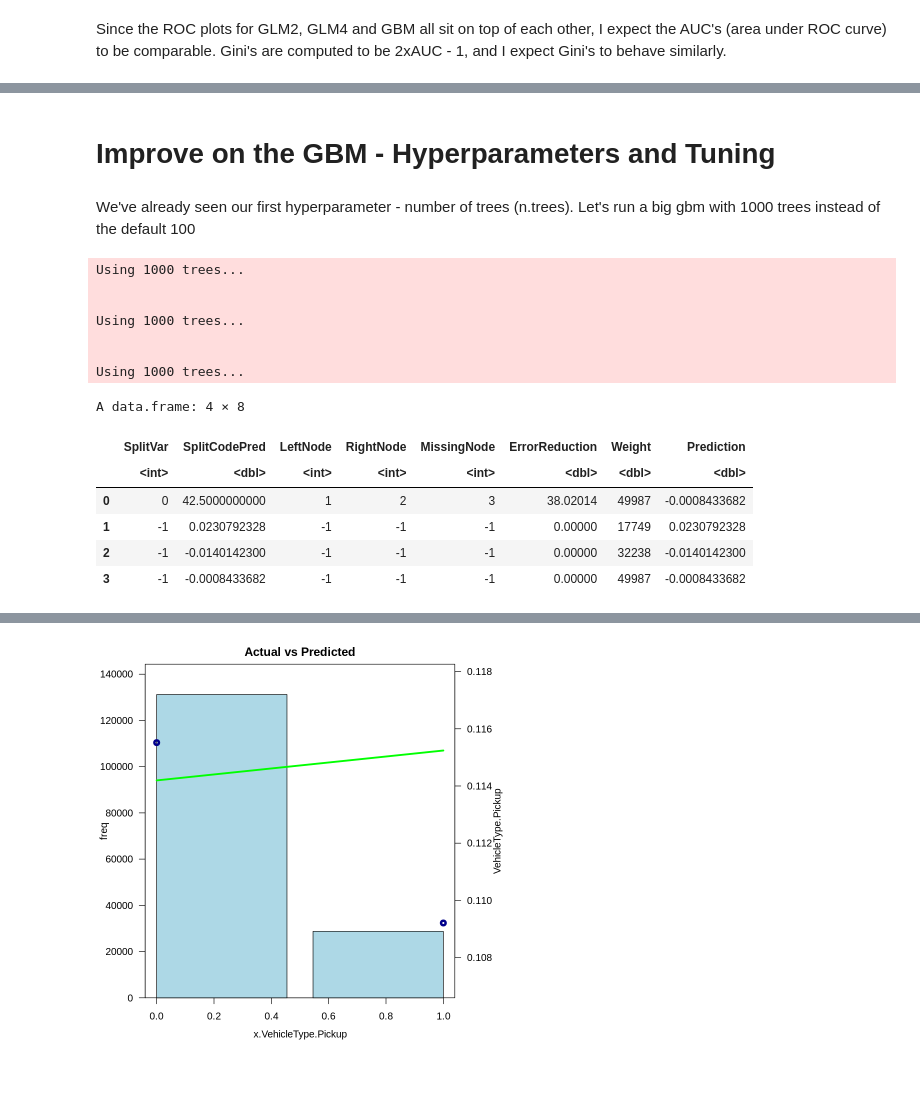
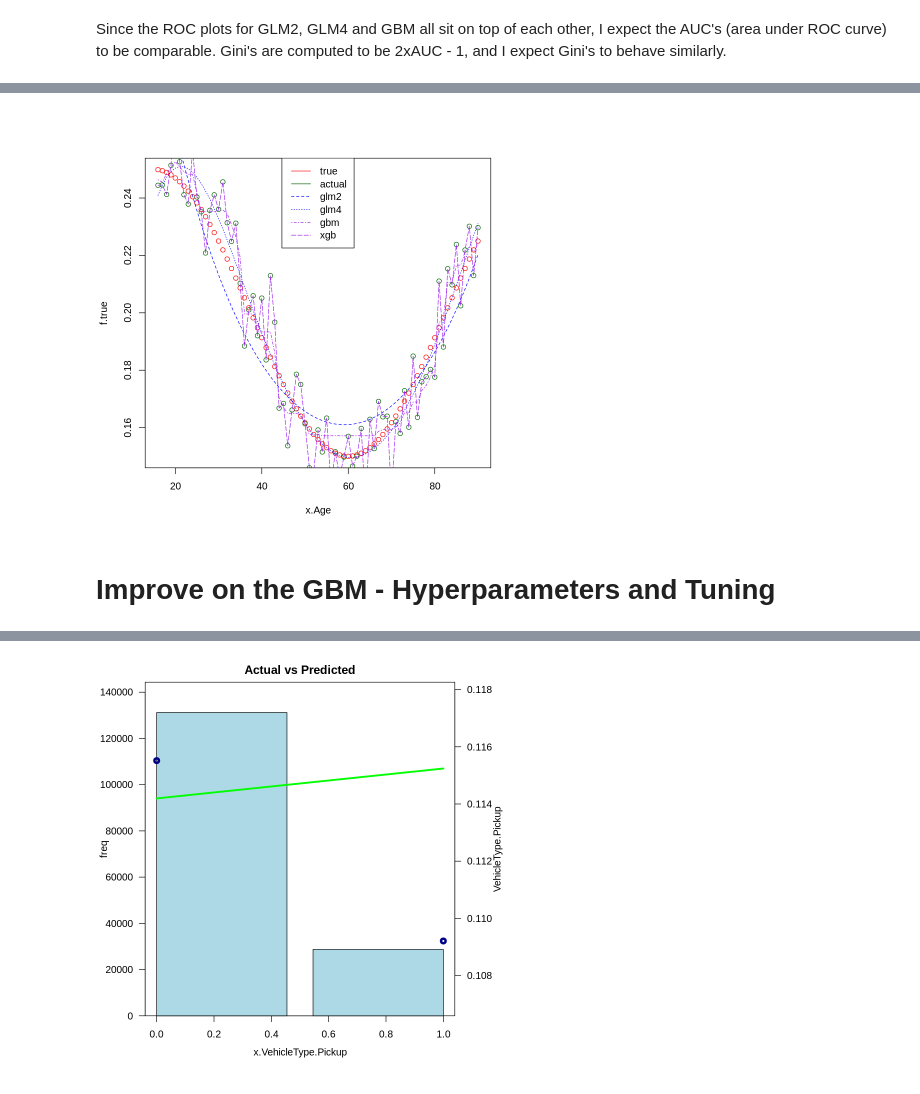
Before and after one commit to aparnasree2020/CAS_RPM_2023_GBM, a Jupyter notebook: GCW_playcode.ipynb, the cells around one changed output, grey strips where cells are left out. Drawn from its saved outputs; the diff is of its cells as text; code cells hidden in the pictures.

```diff
--- a/GCW_playcode.ipynb
+++ b/GCW_playcode.ipynb
@@ -518,4 +579,15 @@ A data.frame: 4 × 3
+# %%
+with(df2, plot(x.Age, f.true, col="red"))
+with(df2, points(x.Age, f.actual, col="darkgreen"))
+with(df2, lines(x.Age, f.pred.glm2, lty = 2, col="blue"))
+with(df2, lines(x.Age, f.pred.glm4, lty = 3, col="blue"))
+with(df2, lines(x.Age, f.pred.gbm, lty = 4, col="purple"))
+with(df2, lines(x.Age, f.pred.xgb, lty = 5, col="purple"))
+legend("top",
+       legend=c("true", "actual", "glm2", "glm4", "gbm", "xgb"),
+       lty=c(1,1,2:5),
+       col=c("red", "darkgreen", "blue", "blue", "purple", "purple"))
+# %% [output]
+[figure, added]
 # %% [markdown]
 # Improve on the GBM - Hyperparameters and Tuning
-# %% [markdown]
-We've already seen our first hyperparameter - number of trees (n.trees). Let's run a big gbm with 1000 trees instead of the default 100
@@ -524,22 +593,0 @@ m.gbm.big <- gbm(y.train~x.Age, data=x.train, distribution="bernoulli", n.trees=
-# %%
-df.train$y.pred.gbm.big <- predict(m.gbm.big, newdata=df.train, type="response")
-df.test$y.pred.gbm.big <- predict(m.gbm.big, newdata=df.test, type="response")
-df2$f.pred.gbm.big <- predict(m.gbm.big, newdata=df2, type="response")
-# %% [output]
-Using 1000 trees...
-
-
-Using 1000 trees...
-
-
-Using 1000 trees...
-# %%
-pretty.gbm.tree(m.gbm, i.tree=1)
-# %% [output]
-A data.frame: 4 × 8
-|  | SplitVar | SplitCodePred | LeftNode | RightNode | MissingNode | ErrorReduction | Weight | Prediction |
-|  | <int> | <dbl> | <int> | <int> | <int> | <dbl> | <dbl> | <dbl> |
-| 0 | 0 | 42.5000000000 | 1 | 2 | 3 | 38.02014 | 49987 | -0.0008433682 |
-| 1 | -1 | 0.0230792328 | -1 | -1 | -1 | 0.00000 | 17749 | 0.0230792328 |
-| 2 | -1 | -0.0140142300 | -1 | -1 | -1 | 0.00000 | 32238 | -0.0140142300 |
-| 3 | -1 | -0.0008433682 | -1 | -1 | -1 | 0.00000 | 49987 | -0.0008433682 |
```
Also changed, not shown: parts of 57 cells of this notebook.
